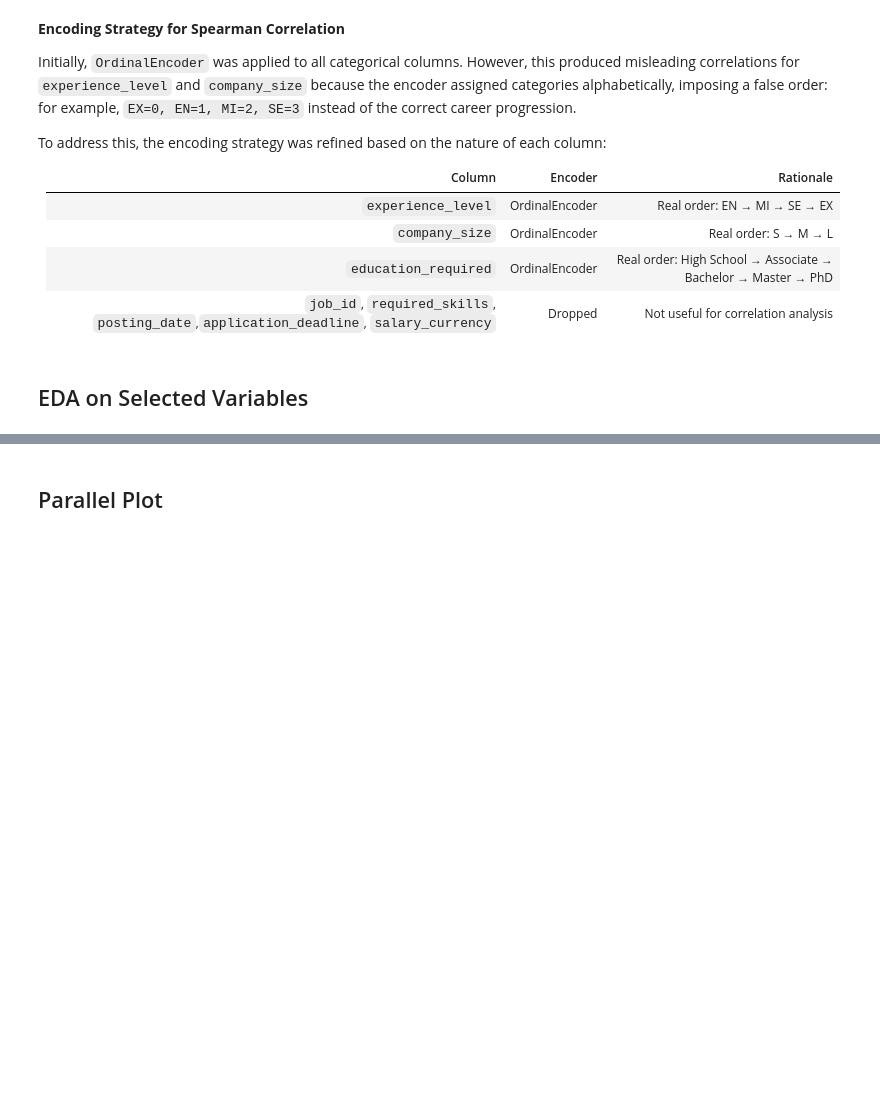
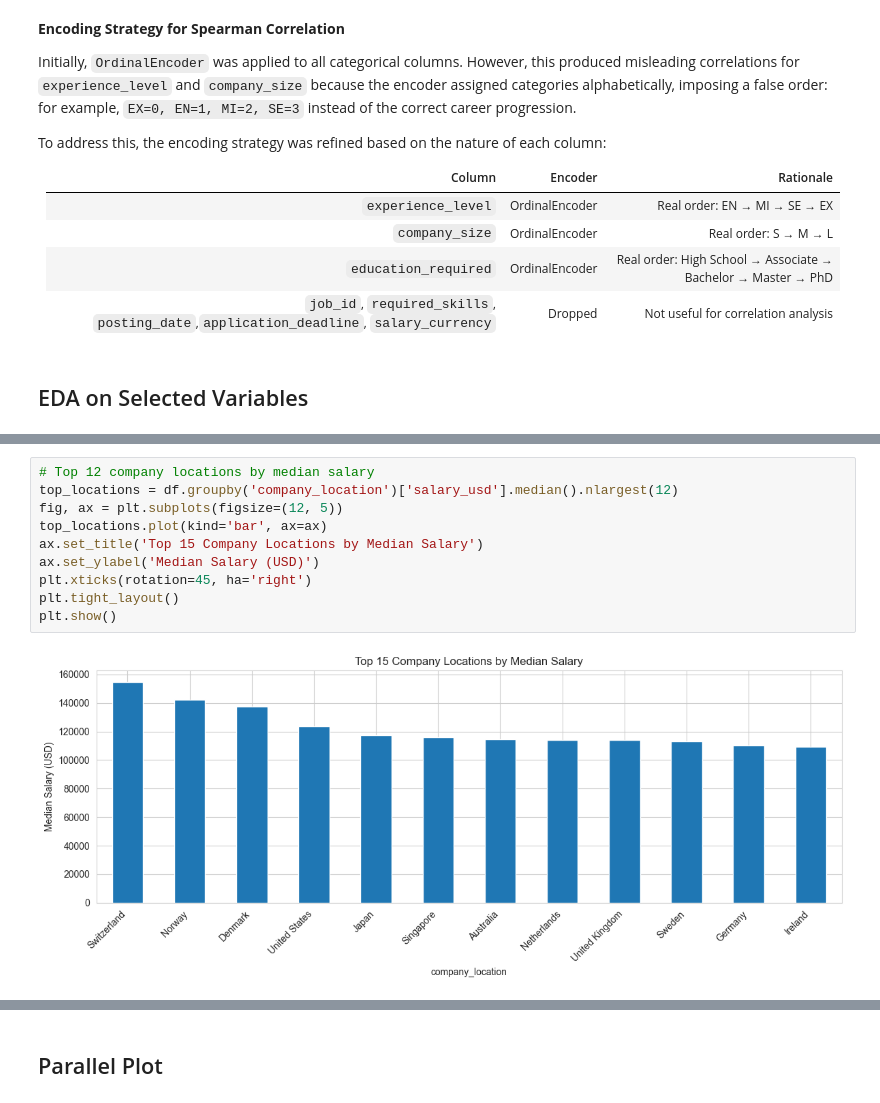
Before and after one commit to Scaphix/the-ai-salary-index, a Jupyter notebook: jupyter_notebooks/JobMarketStudy.ipynb, the cells around one changed output, grey strips where cells are left out. Drawn from its saved outputs; the diff is of its cells as text; blank space fills up the shorter version.

```diff
--- a/jupyter_notebooks/JobMarketStudy.ipynb
+++ b/jupyter_notebooks/JobMarketStudy.ipynb
@@ -160,0 +219,12 @@ To address this, the encoding strategy was refined based on the nature of each c
+# %%
+# Top 12 company locations by median salary
+top_locations = df.groupby('company_location')['salary_usd'].median().nlargest(12)
+fig, ax = plt.subplots(figsize=(12, 5))
+top_locations.plot(kind='bar', ax=ax)
+ax.set_title('Top 15 Company Locations by Median Salary')
+ax.set_ylabel('Median Salary (USD)')
+plt.xticks(rotation=45, ha='right')
+plt.tight_layout()
+plt.show()
+# %% [output]
+[figure, added]
```
Also changed, not shown: parts of 19 cells of this notebook.
